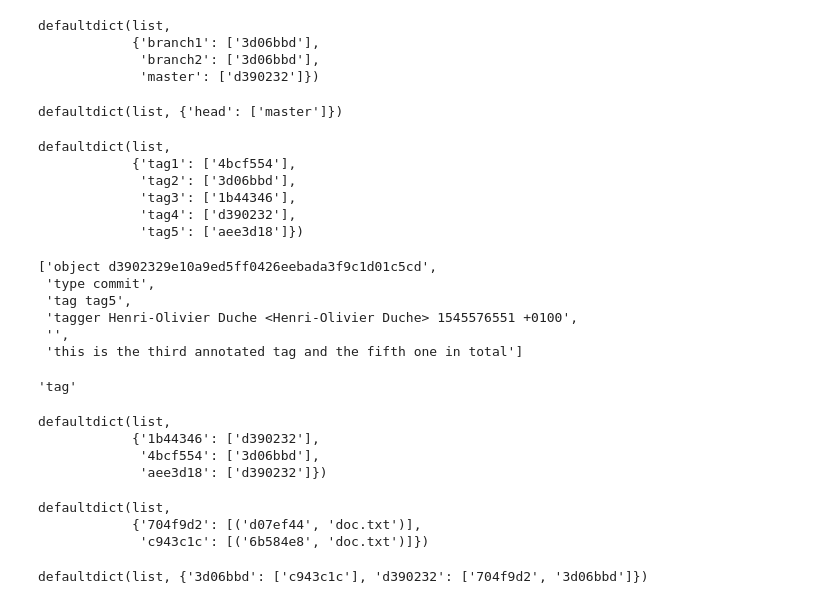
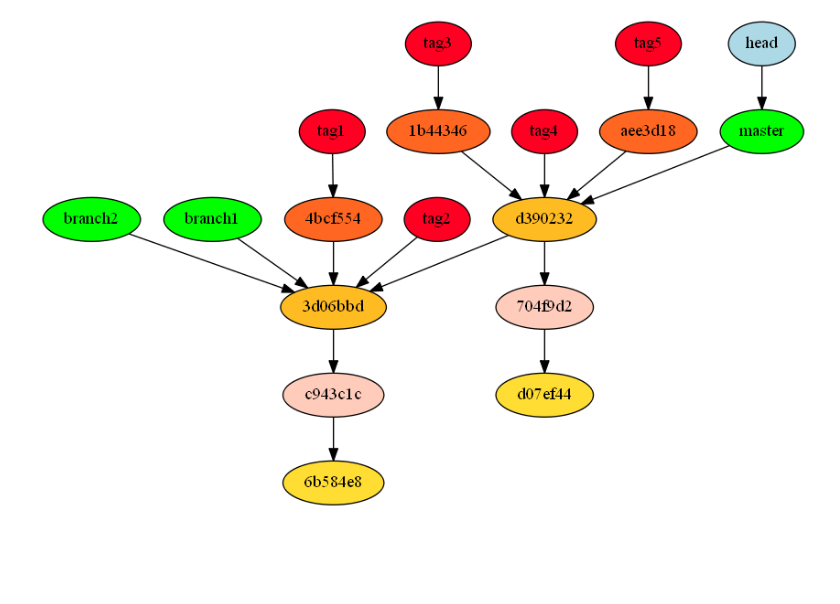
Before and after one commit to hoduche/git-graph, a Jupyter notebook: gitInternalAnalysis.ipynb, the cells around one changed output. Drawn from its saved outputs; the diff is of its cells as text; code cells hidden in the pictures; blank space fills up the shorter version.

Commit message:
separate graph display from graph

```diff
--- a/gitInternalAnalysis.ipynb
+++ b/gitInternalAnalysis.ipynb
@@ -8,52 +9,22 @@ import git_functions as gf
 # %%
-path = '.'
+path = 'examples/branch'
+# %%
+Image(gd.display(gg.GitGraph(path).build_graph()))
+# %% [output]
+[figure, added]
 # %%
 gg.get_git_local_branches(path)
-# %% [output]
-defaultdict(list,
-            {'branch1': ['3d06bbd'],
-             'branch2': ['3d06bbd'],
-             'master': ['d390232']})
 # %%
 gg.get_git_local_head(path)
-# %% [output]
-defaultdict(list, {'head': ['master']})
 # %%
 gg.get_git_tags(path)
-# %% [output]
-defaultdict(list,
-            {'tag1': ['4bcf554'],
-             'tag2': ['3d06bbd'],
-             'tag3': ['1b44346'],
-             'tag4': ['d390232'],
-             'tag5': ['aee3d18']})
 # %%
 gf.read_git_file(path, 'aee3d18')
-# %% [output]
-['object d3902329e10a9ed5ff0426eebada3f9c1d01c5cd',
- 'type commit',
- 'tag tag5',
- 'tagger Henri-Olivier Duche <Henri-Olivier Duche> 1545576551 +0100',
- '',
- 'this is the third annotated tag and the fifth one in total']
 # %%
 gf.get_git_file_type(path, 'aee3d18')
-# %% [output]
-'tag'
 # %%
 gg.get_git_annotated_tags(path, annotated_tags)
-# %% [output]
-defaultdict(list,
-            {'1b44346': ['d390232'],
-             '4bcf554': ['3d06bbd'],
-             'aee3d18': ['d390232']})
 # %%
 gg.get_git_trees(path, trees)
-# %% [output]
-defaultdict(list,
-            {'704f9d2': [('d07ef44', 'doc.txt')],
-             'c943c1c': [('6b584e8', 'doc.txt')]})
 # %%
 gg.get_git_commits(path, commits)
-# %% [output]
-defaultdict(list, {'3d06bbd': ['c943c1c'], 'd390232': ['704f9d2', '3d06bbd']})
```
Also changed, not shown: parts of 8 cells of this notebook, 3 other files.
